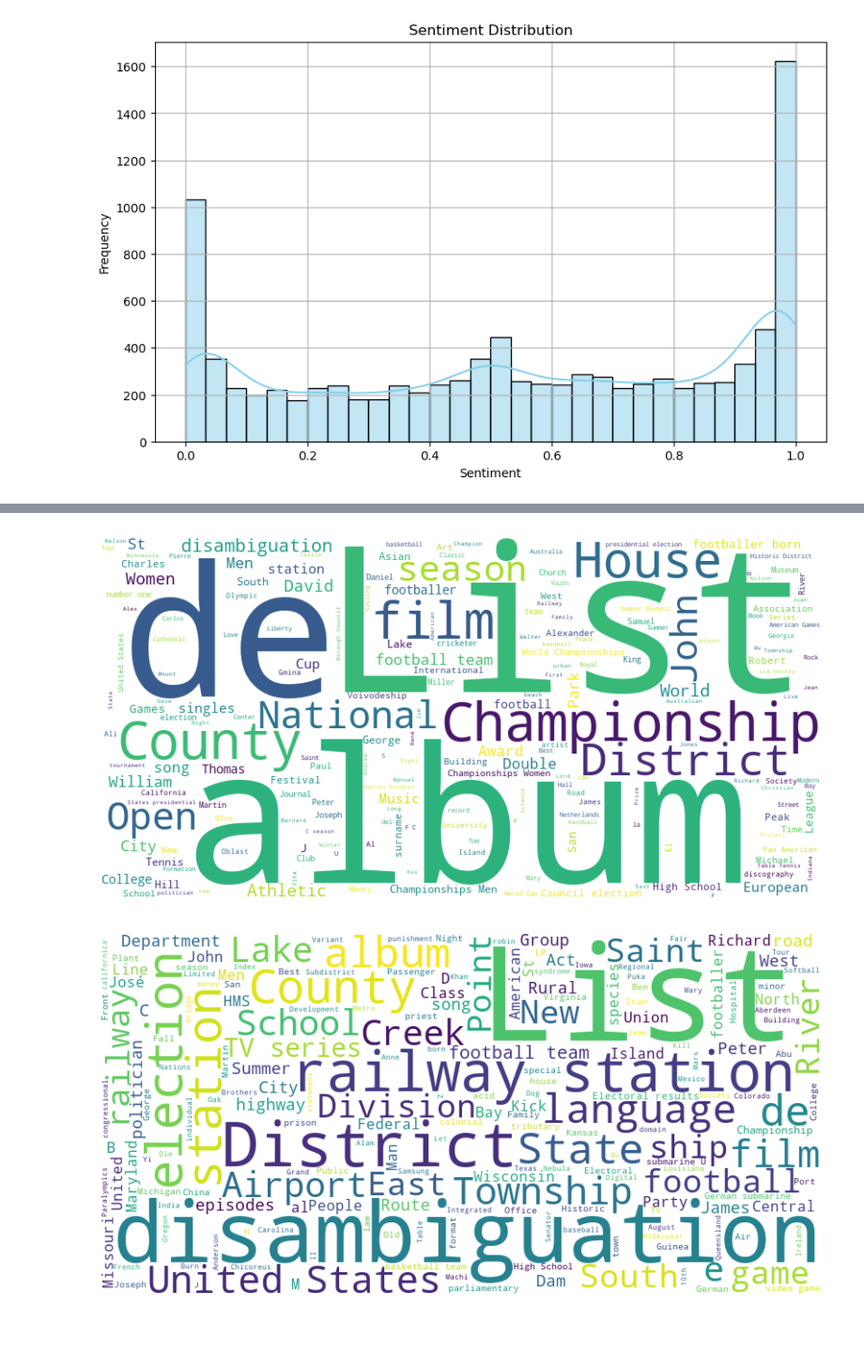
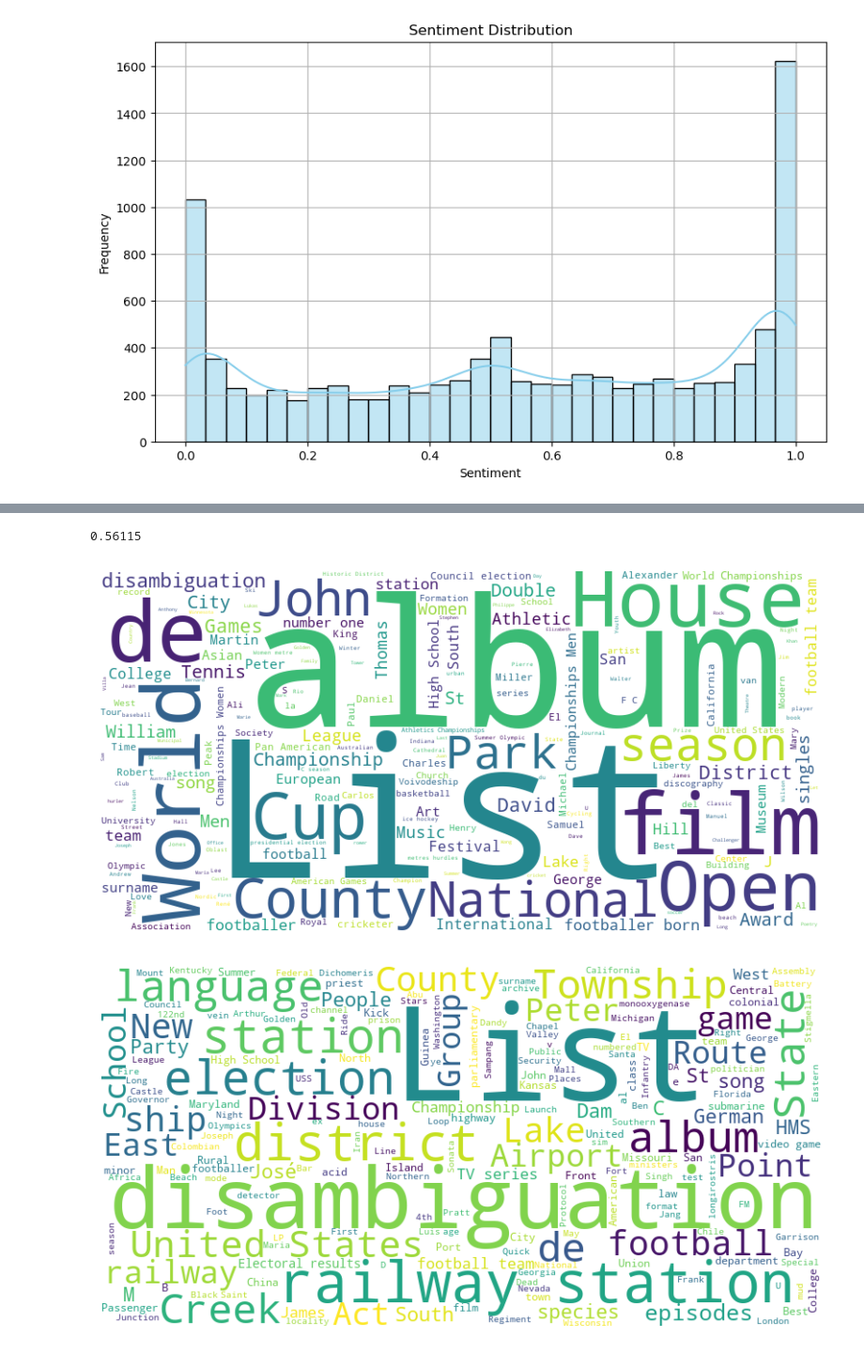
Before and after one commit to Jordanbarker/jordanbarker.github.io, a Jupyter notebook: Jupyter_Notebooks/Wiki_Sentiment.ipynb, the cells around one changed output, grey strips where cells are left out. Shown at 94% size. Cells and saved outputs as stored; diff of their text form; code cells hidden in the pictures.

```diff
--- a/Jupyter_Notebooks/Wiki_Sentiment.ipynb
+++ b/Jupyter_Notebooks/Wiki_Sentiment.ipynb
@@ -163,26 +197,30 @@ plt.show()
+# %%
+df['Sentiment'].median()
+# %% [output]
+0.56115
 # %%
 from wordcloud import WordCloud, get_single_color_func
-threshold = 0.1
+threshold = 0.05
 positive_df = df[df['Sentiment'] > 1-threshold]
 negative_df = df[df['Sentiment'] < 0+threshold]
 positive_text = ' '.join(positive_df['Title'])
 negative_text = ' '.join(negative_df['Title'])
 
 wordcloud = WordCloud(width=800, height=400, background_color='white').generate(positive_text)
 
 # Displaying the word cloud
 plt.figure(figsize=(10, 5))
 plt.imshow(wordcloud, interpolation='bilinear')
 plt.axis('off')
 plt.show()
 
 wordcloud = WordCloud(width=800, height=400, background_color='white').generate(negative_text)
 
 # Displaying the word cloud
 plt.figure(figsize=(10, 5))
 plt.imshow(wordcloud, interpolation='bilinear')
 plt.axis('off')
 plt.show()
 # %% [output]
-[figure, old version]
+[figure, new version]
-[figure, old version]
+[figure, new version]
```
Also changed, not shown: parts of 6 cells of this notebook.
